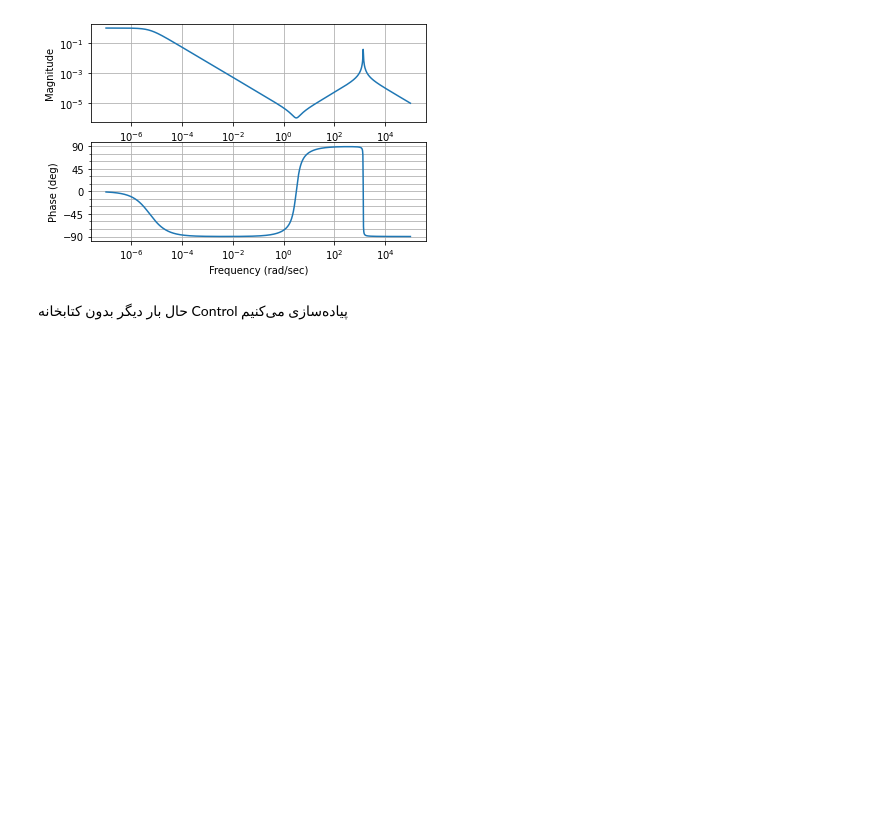
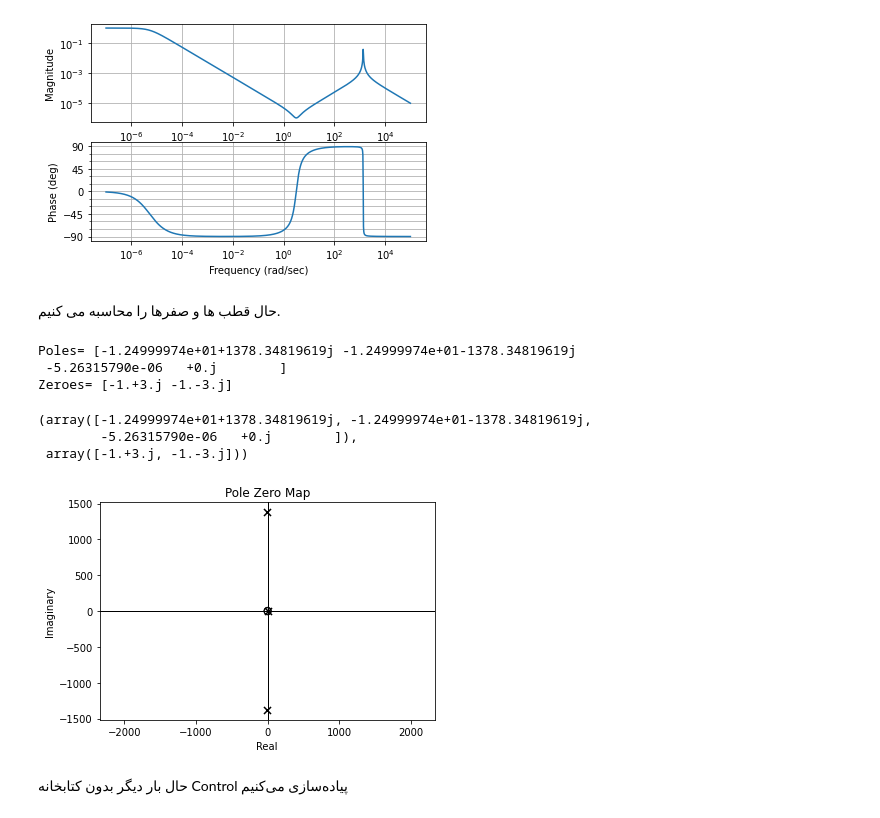
Before and after one commit to titansarus/signals-and-systems-spring21, a Jupyter notebook: HW4/Practical/HW4_97107212.ipynb, the cells around one changed output. Cells and saved outputs as stored; diff of their text form; code cells hidden in the pictures; blank space fills up the shorter version.

```diff
--- a/HW4/Practical/HW4_97107212.ipynb
+++ b/HW4/Practical/HW4_97107212.ipynb
@@ -56,7 +56,7 @@ denominator = [1,25,1.9*10**6,10]
 $$H(j\omega) = \frac{(j\omega)^2 + 2 j\omega + 10}{(j\omega)^3 + 25 (j\omega)^2 + 1.9 \times 10^6 (j\omega) + 10}$$
 </div>
 # %%
-H = control.tf(nominator,denominator)
+H = control.TransferFunction(nominator,denominator)
 print(H)
 # %% [output]
        s^2 + 2 s + 10
@@ -66,6 +66,26 @@ s^3 + 25 s^2 + 1.9e+06 s + 10
 mag,phase,omega = control.bode(H)
 # %% [output]
 [figure]
+# %% [markdown]
+<div style="direction:rtl">
+حال قطب ها و صفرها را محاسبه می کنیم.
+</div>
+# %%
+poles = control.pole(H)
+zeroes = control.zero(H)
+
+print("Poles=",poles)
+print("Zeroes=",zeroes)
+
+control.pzmap(H)
+# %% [output]
+Poles= [-1.24999974e+01+1378.34819619j -1.24999974e+01-1378.34819619j
+ -5.26315790e-06   +0.j        ]
+Zeroes= [-1.+3.j -1.-3.j]
+(array([-1.24999974e+01+1378.34819619j, -1.24999974e+01-1378.34819619j,
+        -5.26315790e-06   +0.j        ]),
+ array([-1.+3.j, -1.-3.j]))
+[figure, added]
 # %% [markdown]
 <div style="direction:rtl">
 حال بار دیگر بدون کتابخانه Control پیاده‌سازی می‌کنیم
```
Also changed, not shown: parts of 5 cells of this notebook, 2 other files.
